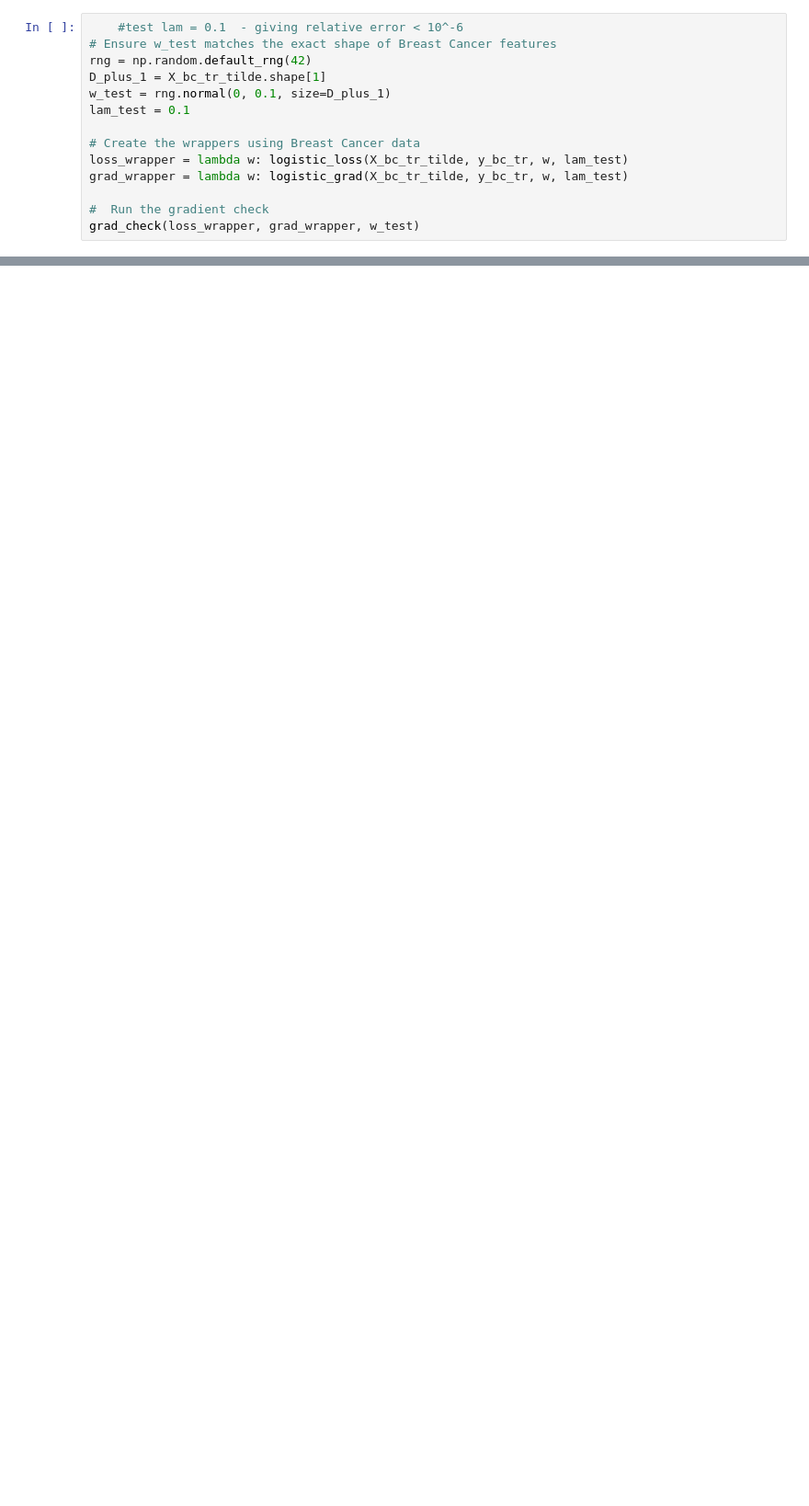
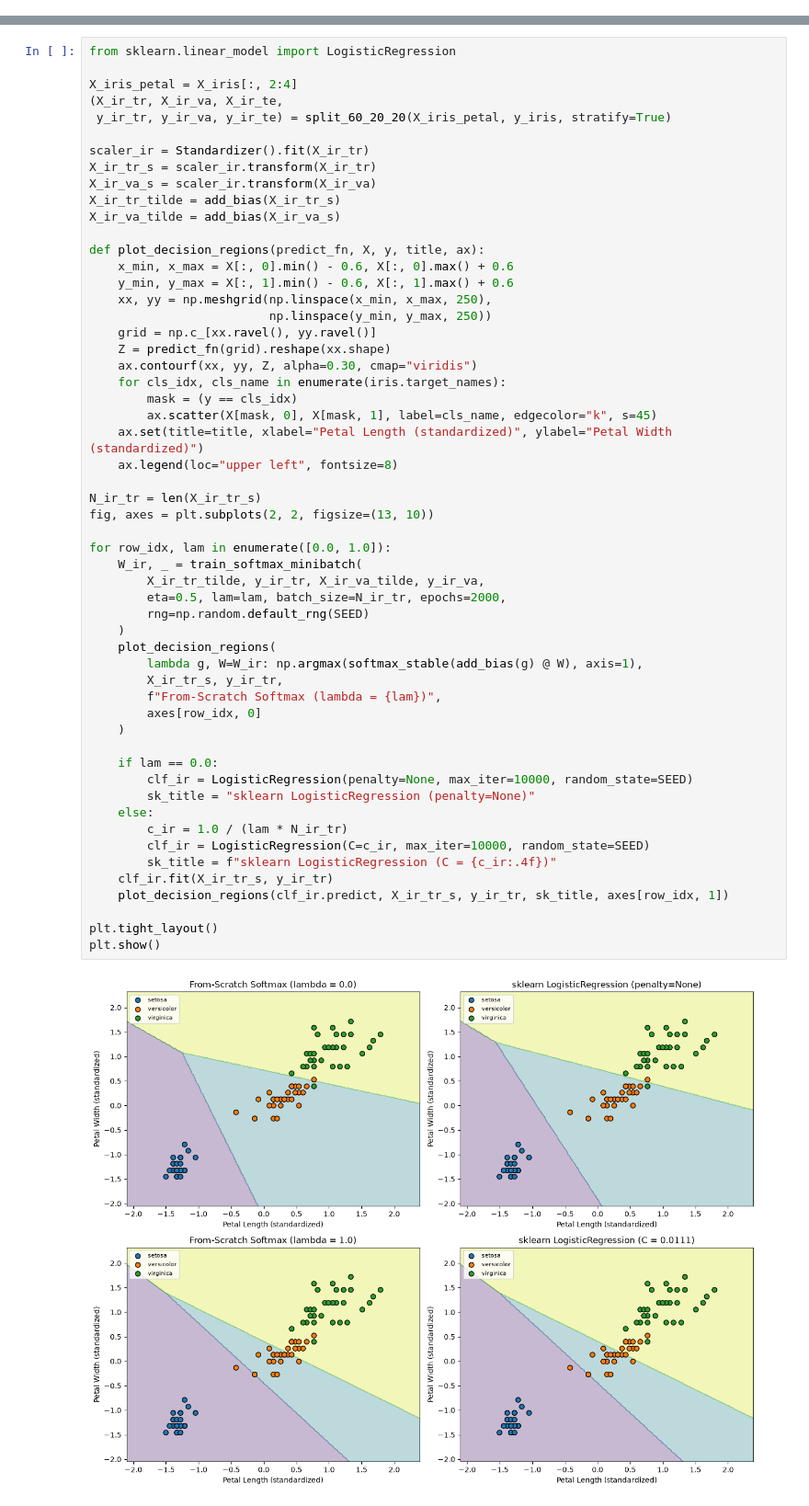
Before and after one commit to reemahmed00/ML-Assignment-2, a Jupyter notebook: notebooks/member 1/Assignment_2.ipynb, the cells around one changed output, grey strips where cells are left out. Shown at 92% size. Saved outputs shown, nothing was run; the diff lists cells and outputs as text; blank space fills up the shorter version.

```diff
--- a/notebooks/member 1/Assignment_2.ipynb
+++ b/notebooks/member 1/Assignment_2.ipynb
@@ -321,14 +0,0 @@ np.float64(2.3272503364783414e-11)
-# %%
-    #test lam = 0.1  - giving relative error < 10^-6
-# Ensure w_test matches the exact shape of Breast Cancer features
-rng = np.random.default_rng(42)
-D_plus_1 = X_bc_tr_tilde.shape[1]
-w_test = rng.normal(0, 0.1, size=D_plus_1)
-lam_test = 0.1
-
-# Create the wrappers using Breast Cancer data
-loss_wrapper = lambda w: logistic_loss(X_bc_tr_tilde, y_bc_tr, w, lam_test)
-grad_wrapper = lambda w: logistic_grad(X_bc_tr_tilde, y_bc_tr, w, lam_test)
-
-#  Run the gradient check
-grad_check(loss_wrapper, grad_wrapper, w_test)
@@ -516,0 +578,57 @@ How does L2 regularization fix it?
+# %%
+from sklearn.linear_model import LogisticRegression
+
+X_iris_petal = X_iris[:, 2:4]
+(X_ir_tr, X_ir_va, X_ir_te,
+ y_ir_tr, y_ir_va, y_ir_te) = split_60_20_20(X_iris_petal, y_iris, stratify=True)
+
+scaler_ir = Standardizer().fit(X_ir_tr)
+X_ir_tr_s = scaler_ir.transform(X_ir_tr)
+X_ir_va_s = scaler_ir.transform(X_ir_va)
+X_ir_tr_tilde = add_bias(X_ir_tr_s)
+X_ir_va_tilde = add_bias(X_ir_va_s)
+
+def plot_decision_regions(predict_fn, X, y, title, ax):
+    x_min, x_max = X[:, 0].min() - 0.6, X[:, 0].max() + 0.6
+    y_min, y_max = X[:, 1].min() - 0.6, X[:, 1].max() + 0.6
+    xx, yy = np.meshgrid(np.linspace(x_min, x_max, 250),
+                         np.linspace(y_min, y_max, 250))
+    grid = np.c_[xx.ravel(), yy.ravel()]
+    Z = predict_fn(grid).reshape(xx.shape)
+    ax.contourf(xx, yy, Z, alpha=0.30, cmap="viridis")
+    for cls_idx, cls_name in enumerate(iris.target_names):
+        mask = (y == cls_idx)
+        ax.scatter(X[mask, 0], X[mask, 1], label=cls_name, edgecolor="k", s=45)
+    ax.set(title=title, xlabel="Petal Length (standardized)", ylabel="Petal Width (standardized)")
+    ax.legend(loc="upper left", fontsize=8)
+
+N_ir_tr = len(X_ir_tr_s)
+fig, axes = plt.subplots(2, 2, figsize=(13, 10))
+
+for row_idx, lam in enumerate([0.0, 1.0]):
+    W_ir, _ = train_softmax_minibatch(
+        X_ir_tr_tilde, y_ir_tr, X_ir_va_tilde, y_ir_va,
+        eta=0.5, lam=lam, batch_size=N_ir_tr, epochs=2000,
+        rng=np.random.default_rng(SEED)
+    )
+    plot_decision_regions(
+        lambda g, W=W_ir: np.argmax(softmax_stable(add_bias(g) @ W), axis=1),
+        X_ir_tr_s, y_ir_tr,
+        f"From-Scratch Softmax (lambda = {lam})",
+        axes[row_idx, 0]
+    )
+
+    if lam == 0.0:
+        clf_ir = LogisticRegression(penalty=None, max_iter=10000, random_state=SEED)
+        sk_title = "sklearn LogisticRegression (penalty=None)"
+    else:
+        c_ir = 1.0 / (lam * N_ir_tr)
+        clf_ir = LogisticRegression(C=c_ir, max_iter=10000, random_state=SEED)
+        sk_title = f"sklearn LogisticRegression (C = {c_ir:.4f})"
+    clf_ir.fit(X_ir_tr_s, y_ir_tr)
+    plot_decision_regions(clf_ir.predict, X_ir_tr_s, y_ir_tr, sk_title, axes[row_idx, 1])
+
+plt.tight_layout()
+plt.show()
+# %% [output]
+[figure, added]
```
Also changed, not shown: parts of 41 cells of this notebook, 3 other files.
